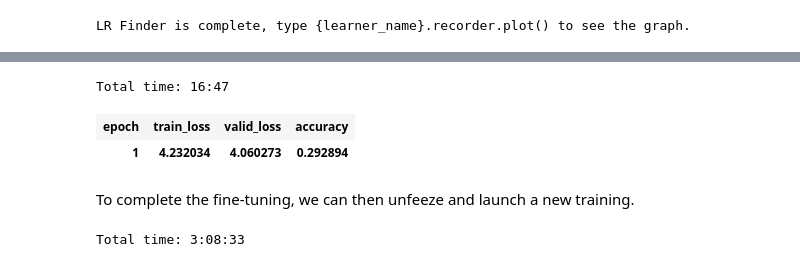
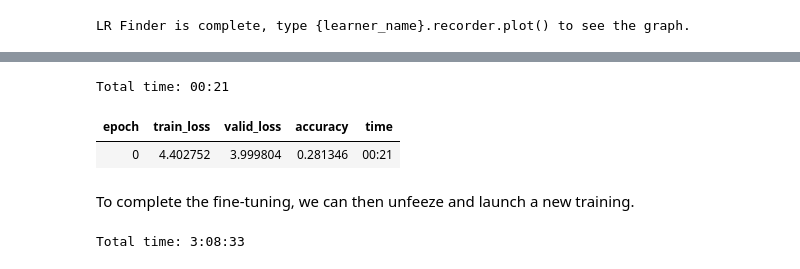
Before and after one commit to cyuancheng/fastai_v3, a Jupyter notebook: lesson3_imdb.ipynb, the cells around one changed output, grey strips where cells are left out. Saved outputs shown, nothing was run; the diff lists cells and outputs as text; code cells hidden in the pictures.

```diff
--- a/lesson3_imdb.ipynb
+++ b/lesson3_imdb.ipynb
@@ -209,9 +233,9 @@ learn.recorder.plot(skip_end=15)
 # %%
-learn.fit_one_cycle(1, 1e-2, moms=(0.8,0.7))
+learn.fit_one_cycle(1, 1e-2)#, moms=(0.8,0.7))
 # %% [output]
-Total time: 16:47
+Total time: 00:21
-| epoch | train_loss | valid_loss | accuracy |
-| 1 | 4.232034 | 4.060273 | 0.292894 |
+| epoch | train_loss | valid_loss | accuracy | time |
+| 0 | 4.402752 | 3.999804 | 0.281346 | 00:21 |
 # %%
 learn.save('fit_head')
 # %%
```
Also changed, not shown: parts of 15 cells of this notebook.
